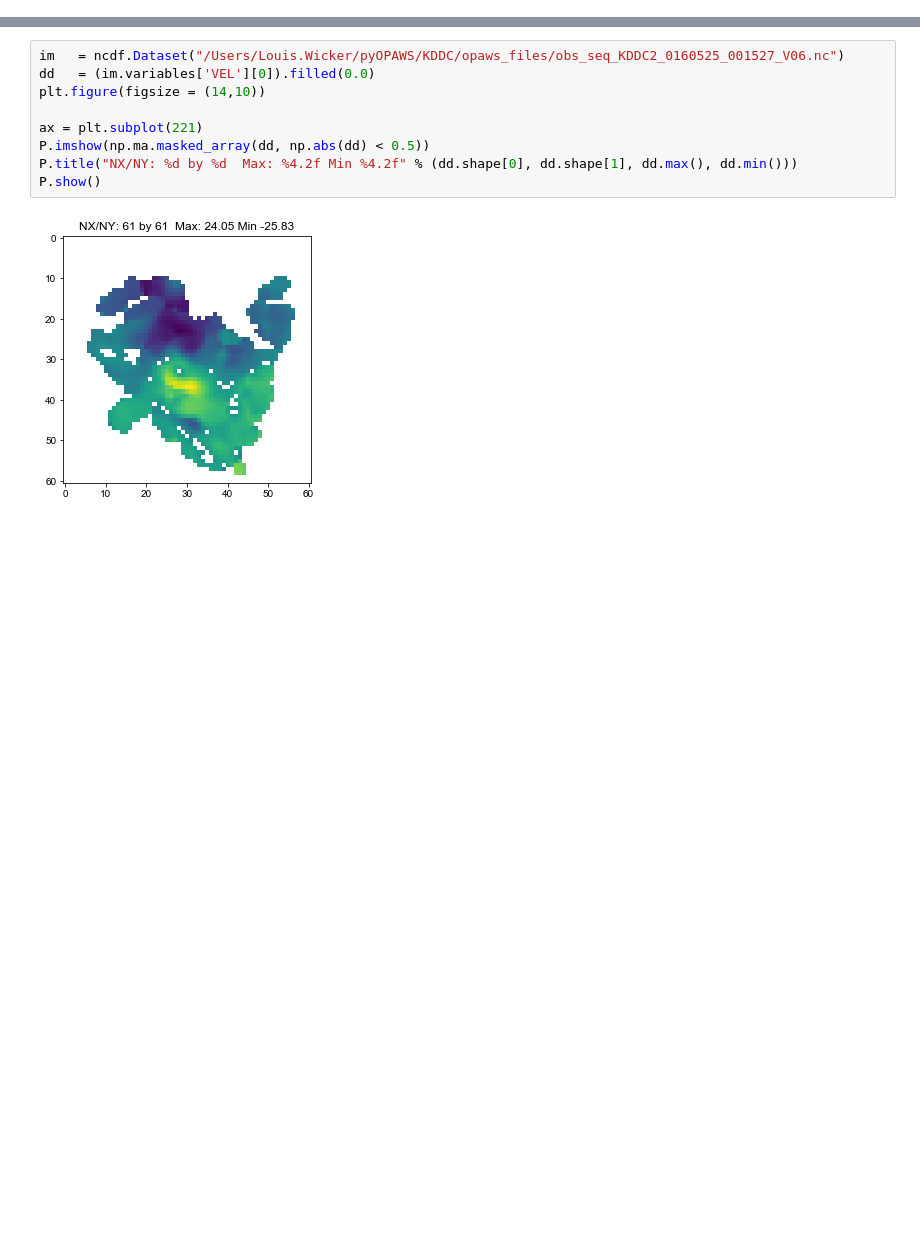
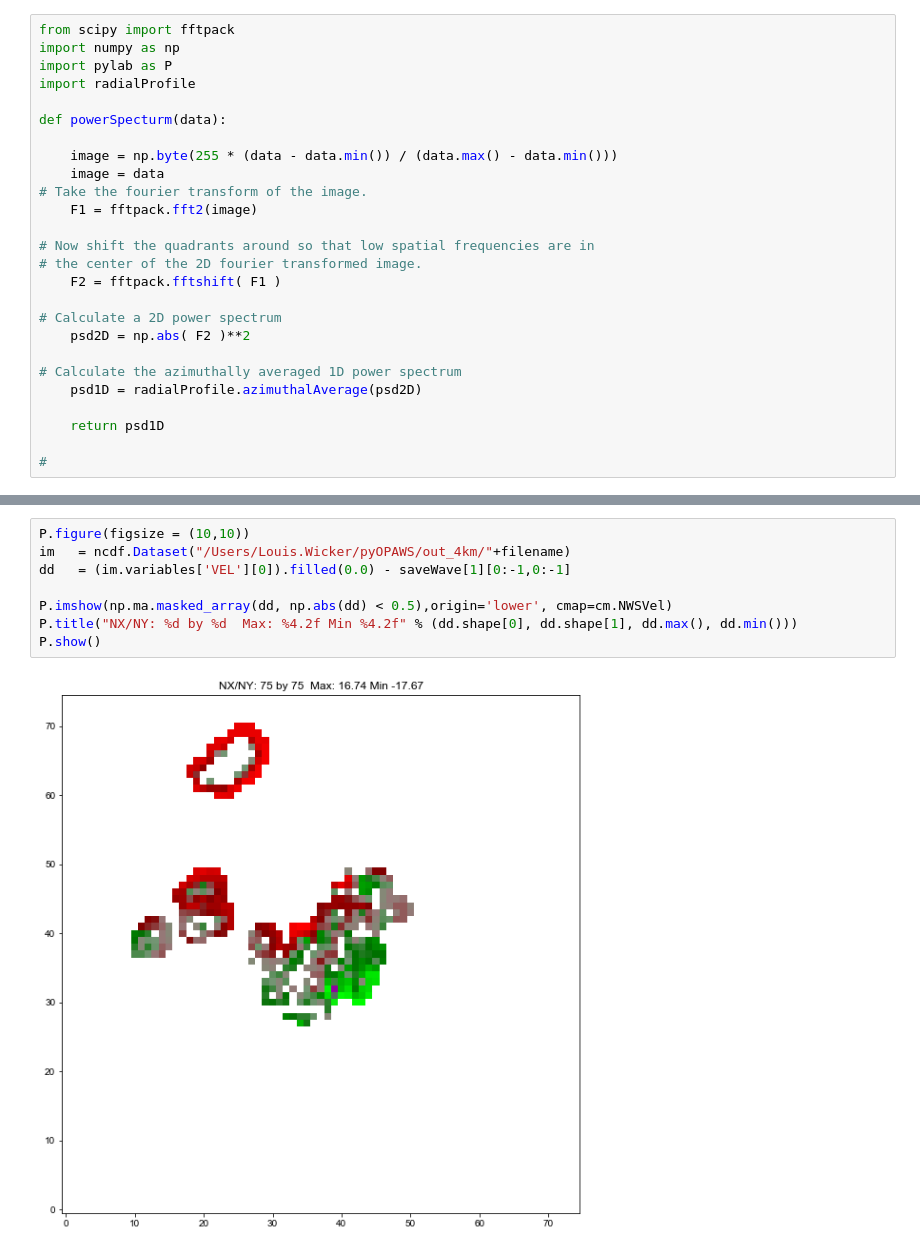
Before and after one commit to louiswicker/my_IPythonNotebooks, a Jupyter notebook: my_wavelet.ipynb, the cells around one changed output, grey strips where cells are left out. Saved outputs shown, nothing was run; the diff lists cells and outputs as text; blank space fills up the shorter version.

```diff
--- a/my_wavelet.ipynb
+++ b/my_wavelet.ipynb
@@ -36 +1,27 @@ P.show()
+# %%
+from scipy import fftpack
+import numpy as np
+import pylab as P
+import radialProfile
+
+def powerSpecturm(data):
+
+    image = np.byte(255 * (data - data.min()) / (data.max() - data.min()))
+    image = data
+# Take the fourier transform of the image.
+    F1 = fftpack.fft2(image)
+
+# Now shift the quadrants around so that low spatial frequencies are in
+# the center of the 2D fourier transformed image.
+    F2 = fftpack.fftshift( F1 )
+
+# Calculate a 2D power spectrum
+    psd2D = np.abs( F2 )**2
+
+# Calculate the azimuthally averaged 1D power spectrum
+    psd1D = radialProfile.azimuthalAverage(psd2D)
+
+    return psd1D
+
+#
 # %%
@@ -70,11 +134,10 @@ P.show()
 # %%
-im   = ncdf.Dataset("/Users/Louis.Wicker/pyOPAWS/KDDC/opaws_files/obs_seq_KDDC2_0160525_001527_V06.nc")
-dd   = (im.variables['VEL'][0]).filled(0.0)
-plt.figure(figsize = (14,10))
+P.figure(figsize = (10,10))
+im   = ncdf.Dataset("/Users/Louis.Wicker/pyOPAWS/out_4km/"+filename)
+dd   = (im.variables['VEL'][0]).filled(0.0) - saveWave[1][0:-1,0:-1]
 
-ax = plt.subplot(221)
-P.imshow(np.ma.masked_array(dd, np.abs(dd) < 0.5))
+P.imshow(np.ma.masked_array(dd, np.abs(dd) < 0.5),origin='lower', cmap=cm.NWSVel)
 P.title("NX/NY: %d by %d  Max: %4.2f Min %4.2f" % (dd.shape[0], dd.shape[1], dd.max(), dd.min()))
 P.show()
 # %% [output]
-[figure, old version]
+[figure, new version]
```
Also changed, not shown: parts of 4 cells of this notebook.
